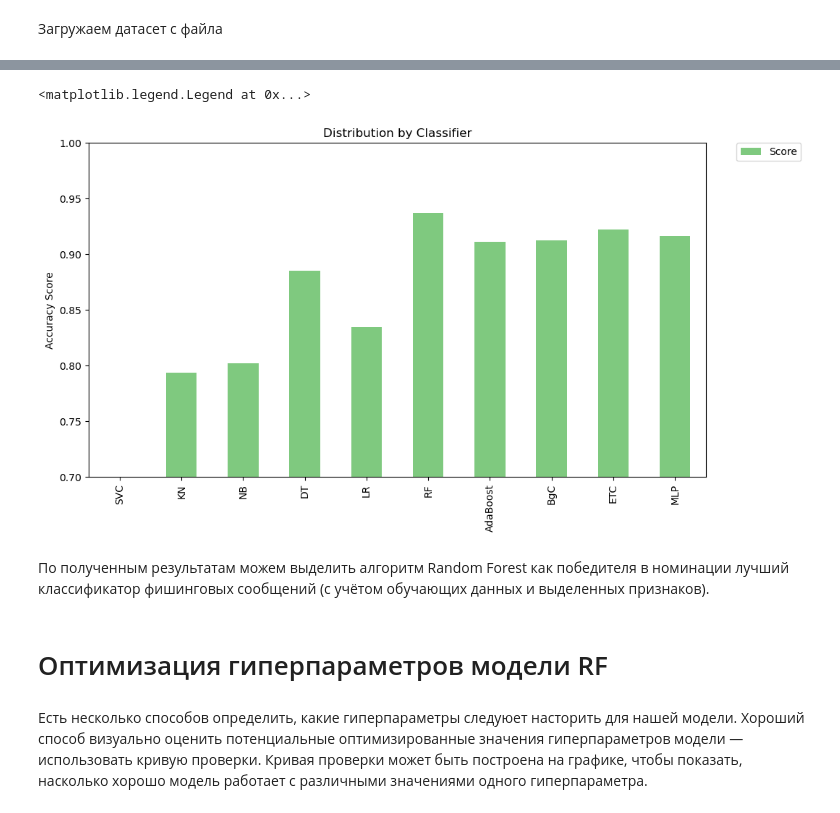
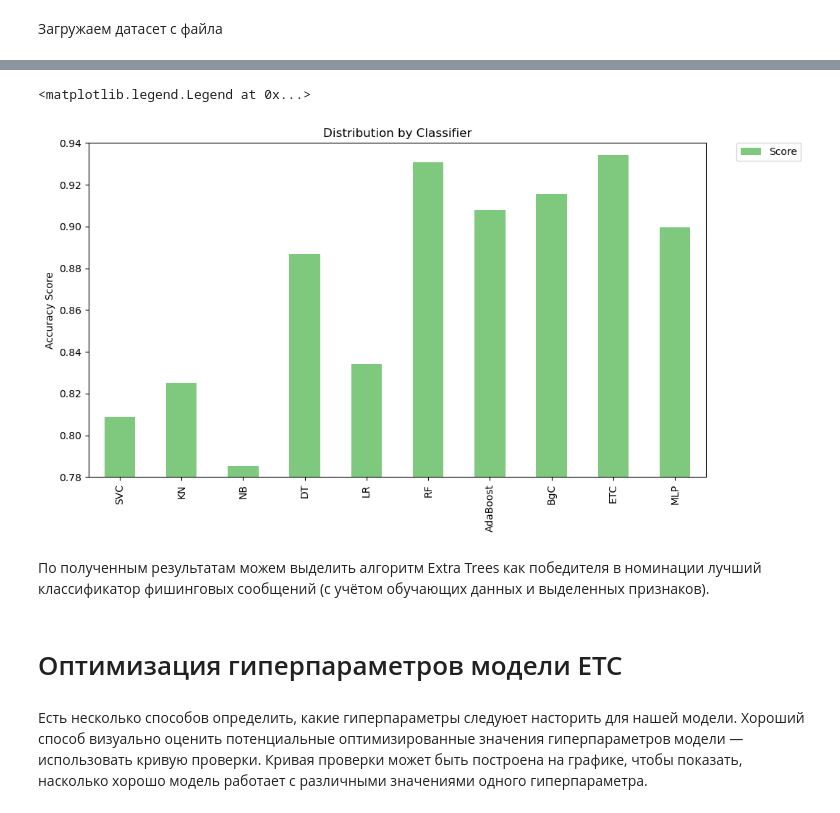
Before and after one commit to Crause/Phishing-Mail-Detection-Using-Neural-Networks, a Jupyter notebook: Phishing-Mail-Detection-Using-Neural-Networks.ipynb, the cells around one changed output, grey strips where cells are left out. Drawn from its saved outputs; the diff is of its cells as text; code cells hidden in the pictures.

```diff
--- a/Phishing-Mail-Detection-Using-Neural-Networks.ipynb
+++ b/Phishing-Mail-Detection-Using-Neural-Networks.ipynb
@@ -556,15 +649,15 @@ df.head()
 x = df.drop(columns=["class_label"]).values
 y = df["class_label"].values
 
-x_train, x_test, y_train, y_test = train_test_split(x, y, random_state=34, test_size=0.2)
+x_train, x_test, y_train, y_test = train_test_split(x, y, random_state=34, test_size=0.1)
 # %% [markdown]
 #### Обучим набор классификаторов
 # %% [markdown]
 Инициализируем модели
 # %%
-svc = SVC(kernel='sigmoid', gamma=1.0)
-knc = KNeighborsClassifier(n_neighbors=49)
-mnb = MultinomialNB(alpha=0.2)
+svc = SVC(kernel='linear')
+knc = KNeighborsClassifier(n_neighbors=15)
+mnb = MultinomialNB(alpha=0.5)
 dtc = DecisionTreeClassifier(min_samples_split=7, random_state=111)
 lrc = LogisticRegression(solver='liblinear', penalty='l1')
 rfc = RandomForestClassifier(n_estimators=31, random_state=111)
@@ -850,7 +960,7 @@ for k,v in clfs.items():
     pred_dict[k]=[accuracy_score(np.array(df3['class_label']),pred)]
 
 #персептрон
-mlp_score = mlp_model.evaluate(np.array(df3.drop(columns='class_label')), np.array(df3['class_label']), batch_size=32, verbose=1)
+mlp_score = mlp_model.evaluate(np.array(df3.drop(columns='class_label')), np.array(df3['class_label']), batch_size=8, verbose=1)
 pred_dict['MLP']=[mlp_score[1],]
 
 # объявляем датафрейм на основе собранной статистики по классификаторам
@@ -873,17 +983,17 @@ res
 # %%
 #визуализируем
-res.plot(kind='bar', ylim=(0.7,1.0), figsize=(11,6), align='center', colormap="Accent")
+res.plot(kind='bar', ylim=(0.78,0.94), figsize=(11,6), align='center', colormap="Accent")
 plt.xticks(np.arange(res.shape[0]), res.index)
 plt.ylabel('Accuracy Score')
 plt.title('Distribution by Classifier')
 plt.legend(bbox_to_anchor=(1.05, 1), loc=2, borderaxespad=0.)
 # %% [output]
 <matplotlib.legend.Legend at 0x...>
-[figure, old version]
+[figure, new version]
 # %% [markdown]
-По полученным результатам можем выделить алгоритм Random Forest как победителя в номинации лучший классификатор фишинговых сообщений (с учётом обучающих данных и выделенных признаков).
+По полученным результатам можем выделить алгоритм Extra Trees как победителя в номинации лучший классификатор фишинговых сообщений (с учётом обучающих данных и выделенных признаков).
 # %% [markdown]
-# Оптимизация гиперпараметров модели RF
+# Оптимизация гиперпараметров модели ETC
 # %% [markdown]
 Есть несколько способов определить, какие гиперпараметры следуюет насторить для нашей модели. Хороший способ визуально оценить потенциальные оптимизированные значения гиперпараметров модели — использовать кривую проверки. Кривая проверки может быть построена на графике, чтобы показать, насколько хорошо модель работает с различными значениями одного гиперпараметра.
 # %% [markdown]
```
Also changed, not shown: parts of 43 cells of this notebook.
